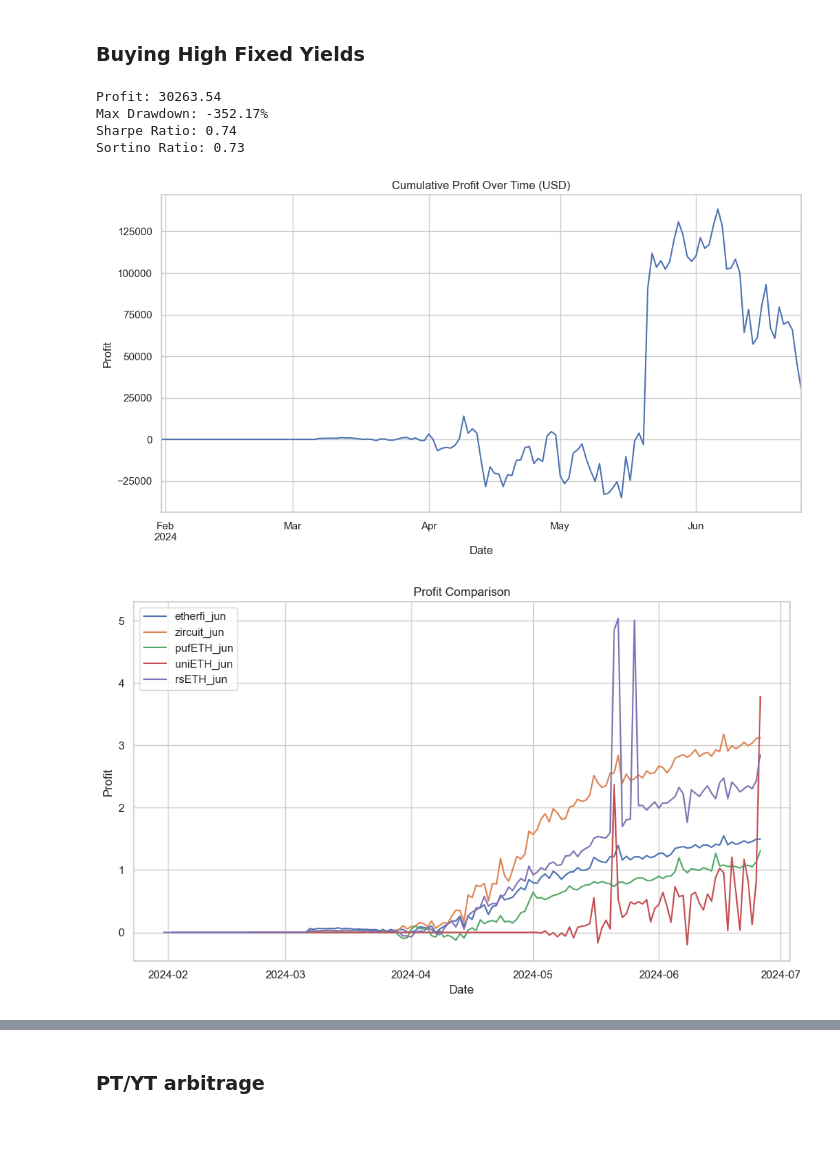
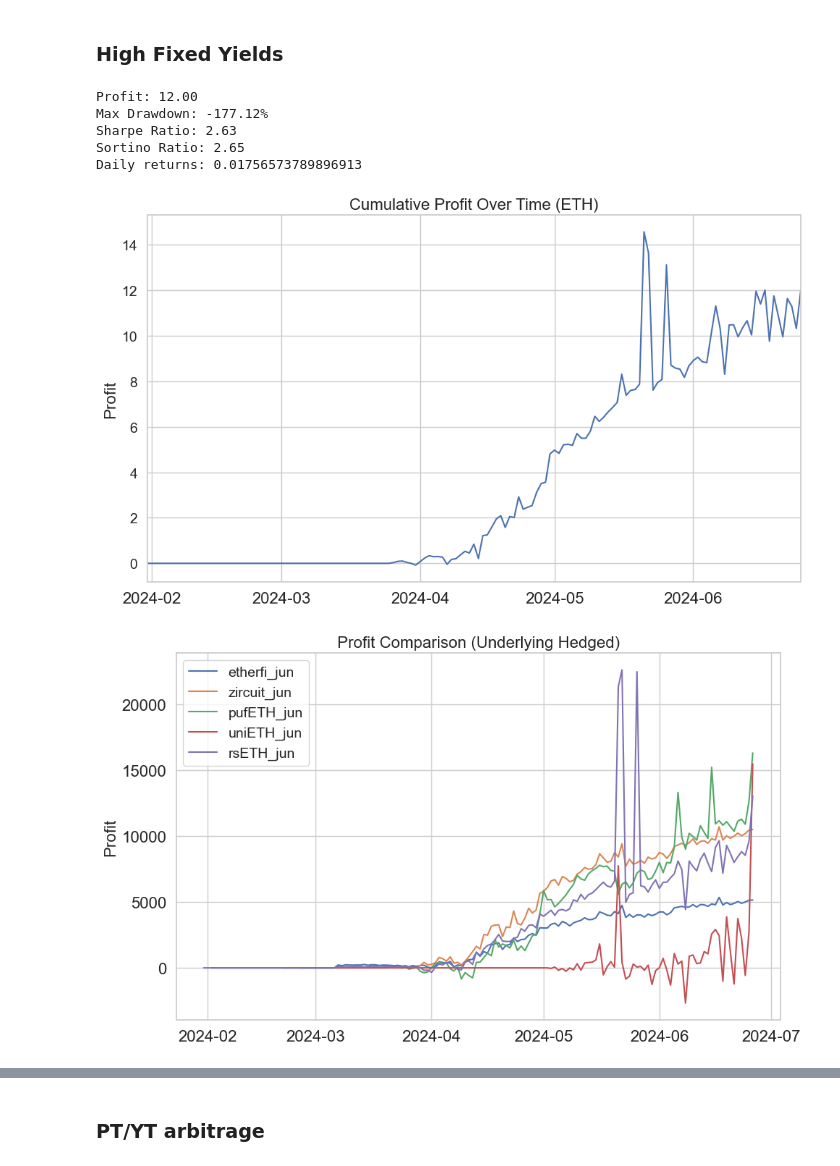
Before and after one commit to farischaudhry/pendle-analysis, a Jupyter notebook: backtest.ipynb, the cells around one changed output, grey strips where cells are left out. Drawn from its saved outputs; the diff is of its cells as text; code cells hidden in the pictures; blank space fills up the shorter version.

```diff
--- a/backtest.ipynb
+++ b/backtest.ipynb
@@ -301,6 +314,7 @@ class PendleHedgedBacktest(PendleBacktest):
                 # Update prices first, then trade
                 tokens['pt'].update_price(current_prices['pt_open_eth'])
                 tokens['yt'].update_price(current_prices['yt_open_eth'])
+                tokens['underlying'].update_price(1)
 
                 deltas = strategy.trade(df, index, 0, tokens['pt'].position, tokens['yt'].position, name=name)
 
@@ -321,6 +335,7 @@ class PendleHedgedBacktest(PendleBacktest):
                     try:
                         tokens['yt'].execute_trade(deltas[2])
                         tokens['pt'].execute_trade(deltas[1])
+                        tokens['underlying'].execute_trade(deltas[0])
                     except:
                         tokens['yt'].execute_trade(deltas[1])
                         tokens['pt'].execute_trade(deltas[0])
@@ -437,54 +568,62 @@ plt.show()
 # %% [markdown]
-### Buying High Fixed Yields
+### High Fixed Yields
 # %%
 class HighFixedYield(Strategy):
-    def __init__(self, start_bal=100):
+    def __init__(self, start_bal=500):
         self.bal = start_bal
 
     def trade(self, prices_df, current_index, underlying_pos, pt_pos, yt_pos, name=None):
         current_row = prices_df.loc[current_index]
         if current_row['fixed_yield'] > 0.4 and self.bal > 0:
             self.bal -= 1
-            return (0, 1, 0)
-        elif current_row['fixed_yield'] < 0.1 and pt_pos > 1:
-            self.bal += 1
-            return (0, -1, 0)
+            return (-1, 1, 0)
+        # elif current_row['fixed_yield'] < 0.1:
+        #     self.bal += 1
+        #     return (1, -1, 0)
         return (0, 0, 0)
 
 assets_strategies = {
     'etherfi_jun': {'data': etherfi_eETH_jun_df, 'strategy': HighFixedYield()},
     'zircuit_jun': {'data': zircuit_eETH_jun_df, 'strategy': HighFixedYield()},
     'pufETH_jun': {'data': pufETH_jun_df, 'strategy': HighFixedYield()},
     'uniETH_jun': {'data': uniETH_jun_df, 'strategy': HighFixedYield()},
     'rsETH_jun': {'data': rsETH_jun_df, 'strategy': HighFixedYield()}
 }
-backtest = PendleBacktest(assets_strategies, isJune=True)
+backtest = PendleHedgedBacktest(assets_strategies, isJune=True)
 backtest.plot_profit()
 
 profits_dict = {}
 
 for asset_name, asset_info in assets_strategies.items():
     # Set the current strategy and data in the backtest object
-    backtest = PendleHedgedBacktest({asset_name: asset_info}, isJune=True)
+    backtest = PendleBacktest({asset_name: asset_info}, isJune=True)
     # Run the trade method and collect profits
     profits = backtest.trade()
     profits_dict[asset_name] = profits
 
 # Plotting
 plt.figure(figsize=(10, 6))
 for asset_name, profits in profits_dict.items():
     plt.plot(profits.index, profits, label=asset_name)
 
-plt.title('Profit Comparison')
-plt.xlabel('Date')
-plt.ylabel('Profit')
-plt.legend(loc='upper left')
-plt.tight_layout()  # Adjust layout to make room for the legend
+plt.title('Profit Comparison (Underlying Hedged)', fontsize=16)
+plt.ylabel('Profit', fontsize=16)
+plt.legend(loc='upper left', fontsize=14)
+
+# Set x-axis to show dates in a consistent format
+plt.gca().xaxis.set_major_locator(mdates.MonthLocator())
+plt.gca().xaxis.set_major_formatter(mdates.DateFormatter('%Y-%m'))
+
+plt.xticks(fontsize=16)
+plt.yticks(fontsize=16)
+plt.tight_layout()
+
 plt.show()
 # %% [output]
-Profit: 30263.54
-Max Drawdown: -352.17%
-Sharpe Ratio: 0.74
-Sortino Ratio: 0.73
+Profit: 12.00
+Max Drawdown: -177.12%
+Sharpe Ratio: 2.63
+Sortino Ratio: 2.65
+Daily returns: 0.01756573789896913
-[figure, old version]
+[figure, new version]
-[figure, old version]
+[figure, new version]
```
Also changed, not shown: parts of 20 cells of this notebook.
